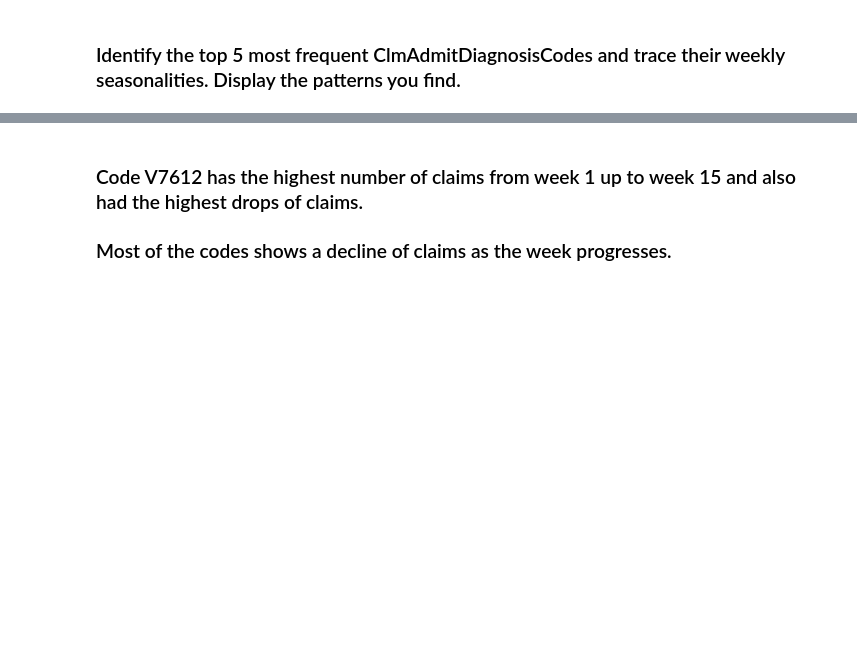
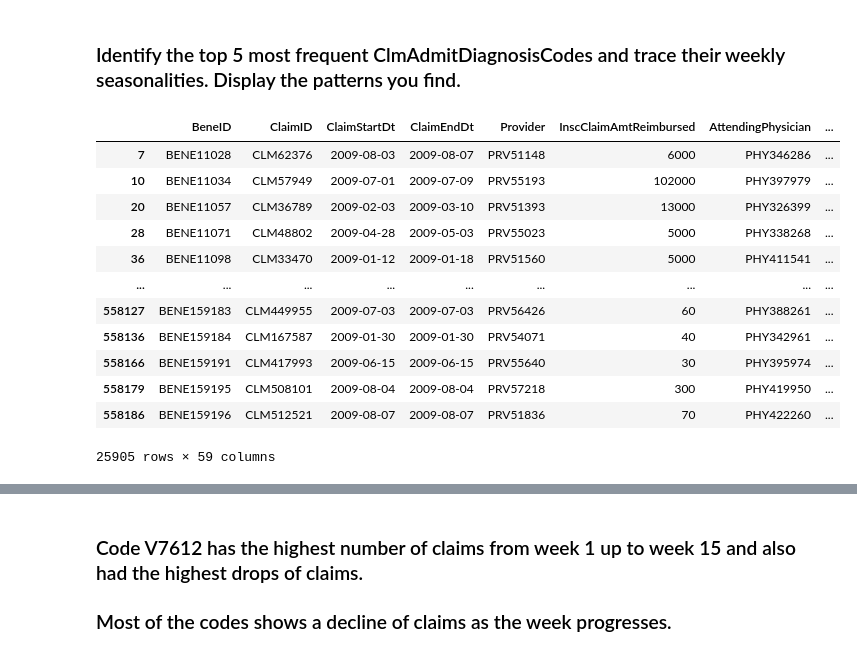
Before and after one commit to randypantinople/HealthCareFraudDetection, a Jupyter notebook: randypantinople/healthCareFraudDetection(randy).ipynb, the cells around one changed output, grey strips where cells are left out. Saved outputs shown, nothing was run; the diff lists cells and outputs as text; code cells hidden in the pictures; blank space fills up the shorter version.

```diff
--- a/randypantinople/healthCareFraudDetection(randy).ipynb
+++ b/randypantinople/healthCareFraudDetection(randy).ipynb
@@ -466,11 +486,27 @@ traindProvider7.sample(2)
 # %% [markdown]
 ### Identify the top  5  most frequent ClmAdmitDiagnosisCodes and trace their weekly seasonalities. Display the patterns you find.
 # %%
-clmDiagnosis = full_data.ClmAdmitDiagnosisCode.value_counts()[:5].reset_index()
+clmDiagnosis = full_data.ClmAdmitDiagnosisCode.value_counts()[:10].reset_index()
 clmDiagnosis = pd.DataFrame(clmDiagnosis).rename(columns={'index':'ClmAdmitDiagnosisCode', 'ClmAdmitDiagnosisCode':'count'})
-clmDiagnosis
 
-full_data.loc[(full_data.ClmAdmitDiagnosisCode=='V7612') | (full_data.ClmAdmitDiagnosisCode=='42731') |
+
+codes = full_data.loc[(full_data.ClmAdmitDiagnosisCode=='V7612') | (full_data.ClmAdmitDiagnosisCode=='42731') |
              (full_data.ClmAdmitDiagnosisCode=='78605') | (full_data.ClmAdmitDiagnosisCode=='4019') |
-             (full_data.ClmAdmitDiagnosisCode=='25000')].groupby(['Provider', 'startClaimWeek', 'ClmAdmitDiagnosisCode'])['ClmAdmitDiagnosisCode'].\
-            count().reset_index(name='totalCodes').groupby(['Provider', 'startClaimWeek', 'ClmAdmitDiagnosisCode'])['totalCodes'].count()
+             (full_data.ClmAdmitDiagnosisCode=='25000') | (full_data.ClmAdmitDiagnosisCode=='78900') |
+             (full_data.ClmAdmitDiagnosisCode=='78650')| (full_data.ClmAdmitDiagnosisCode=='V5883') |
+            (full_data.ClmAdmitDiagnosisCode=='7295') | (full_data.ClmAdmitDiagnosisCode=='78079')]
+codes
+# %% [output]
+|  | BeneID | ClaimID | ClaimStartDt | ClaimEndDt | Provider | InscClaimAmtReimbursed | AttendingPhysician | ... |
+| 7 | BENE11028 | CLM62376 | 2009-08-03 | 2009-08-07 | PRV51148 | 6000 | PHY346286 | ... |
+| 10 | BENE11034 | CLM57949 | 2009-07-01 | 2009-07-09 | PRV55193 | 102000 | PHY397979 | ... |
+| 20 | BENE11057 | CLM36789 | 2009-02-03 | 2009-03-10 | PRV51393 | 13000 | PHY326399 | ... |
+| 28 | BENE11071 | CLM48802 | 2009-04-28 | 2009-05-03 | PRV55023 | 5000 | PHY338268 | ... |
+| 36 | BENE11098 | CLM33470 | 2009-01-12 | 2009-01-18 | PRV51560 | 5000 | PHY411541 | ... |
+| ... | ... | ... | ... | ... | ... | ... | ... | ... |
+| 558127 | BENE159183 | CLM449955 | 2009-07-03 | 2009-07-03 | PRV56426 | 60 | PHY388261 | ... |
+| 558136 | BENE159184 | CLM167587 | 2009-01-30 | 2009-01-30 | PRV54071 | 40 | PHY342961 | ... |
+| 558166 | BENE159191 | CLM417993 | 2009-06-15 | 2009-06-15 | PRV55640 | 30 | PHY395974 | ... |
+| 558179 | BENE159195 | CLM508101 | 2009-08-04 | 2009-08-04 | PRV57218 | 300 | PHY419950 | ... |
+| 558186 | BENE159196 | CLM512521 | 2009-08-07 | 2009-08-07 | PRV51836 | 70 | PHY422260 | ... |
+25905 rows × 59 columns
```
Also changed, not shown: parts of 4 cells of this notebook.
